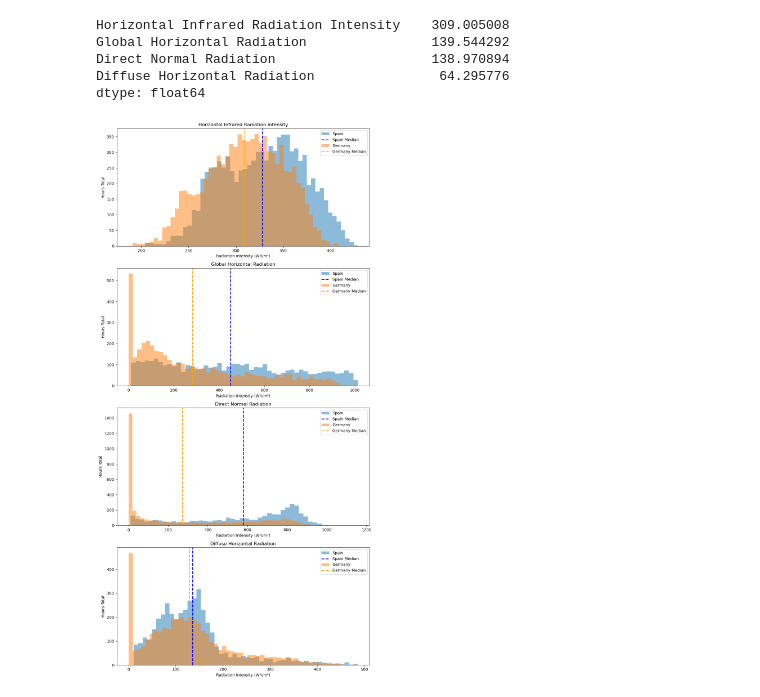
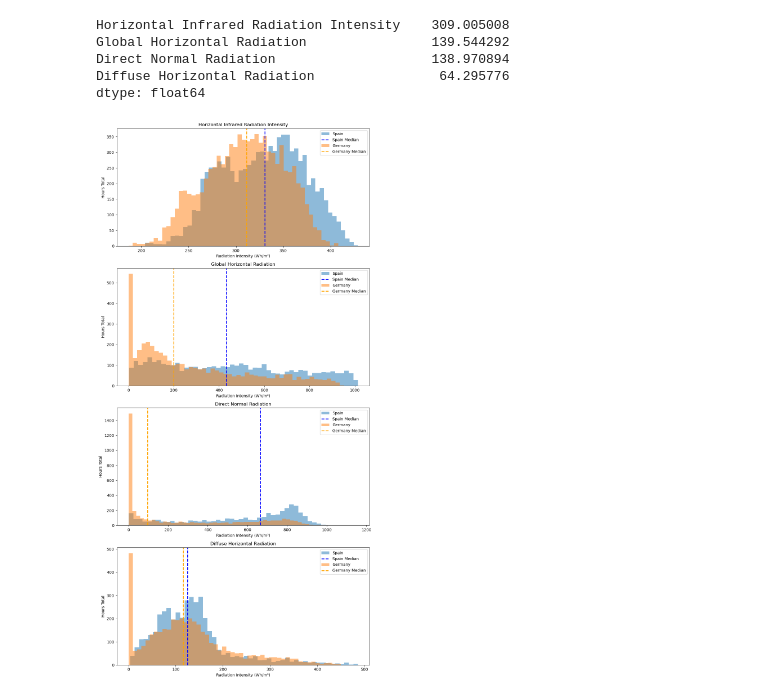
Before and after one commit to ddceruti/csp-exercises, a Jupyter notebook: 01/exercise_01-solution.ipynb, the cells around one changed output. Drawn from its saved outputs; the diff is of its cells as text; code cells hidden in the pictures.

```diff
--- a/01/exercise_01-solution.ipynb
+++ b/01/exercise_01-solution.ipynb
@@ -497,39 +526,46 @@ dtype: float64
 # %%
 # New Vairable for the column names in the dataframe
 radiation_column_names = df_2000_clean.filter(like='Radiation')
-# Filter columns that contain the word 'Radiation' and define new dataframe
-# Additional filter for columns that contain the word 'Radiation' and are greater than 10
-radiation_columns = df_2000_clean.filter(like='Radiation')[radiation_column_names > 10]
-radiation_columns_2 = df_2_2000_clean.filter(like='Radiation')[radiation_column_names > 10]
+# Columns that contain the word 'Radiation' and rows > 1
+radiation_columns = df_2000_clean.filter(like='Radiation')[radiation_column_names > 1]
+radiation_columns_2 = df_2_2000_clean.filter(like='Radiation')[radiation_column_names > 1]
 # Calculation of the median for Spain and Germany
-median_radiation = radiation_columns.mean()
-median_radiation_2 = radiation_columns_2.mean()
+median_radiation = radiation_columns.quantile(0.5)
+median_radiation_2 = radiation_columns_2.quantile(0.5)
 # Calculation of the quantile for Spain and Germany
 quantile_radiation = radiation_columns.quantile([0.25, 0.75])
 
 # Number of radiation columns
-num_columns = len(radiation_columns.columns)
+num_rows = len(radiation_columns.columns)
 
 # Create subplots
-fig, axes = plt.subplots(nrows=num_columns, ncols=1, figsize=(10, 5 * num_columns))
+fig, axes = plt.subplots(nrows=num_rows,
+                         ncols=1,
+                         figsize=(10, 5 * num_rows))
 
 # Plot histograms for each radiation column
 for i, column in enumerate(radiation_columns.columns):
     ax = axes[i]
     # Plot histograms for each radiation column in total 50 bins
     radiation_columns[column].plot.hist(ax=ax,bins=50, alpha=0.5)
-    ax.axvline(median_radiation[column], color='blue', linestyle='dashed',
-               linewidth=2, label=f'Spain Mean: {median_radiation[column]:.2f}')
-    radiation_columns_2[column].plot.hist(ax=ax,bins=50, alpha=0.5)
-    ax.axvline(median_radiation_2[column], color='orange', linestyle='dashed',
-               linewidth=2, label=f'Spain Mean: {median_radiation_2[column]:.2f}')
+    ax.axvline(median_radiation[column],
+               color='blue',
+               linestyle='dashed',
+               linewidth=2,
+               label=f'Spain Mean: {median_radiation[column]:.2f}')
+    radiation_columns_2[column].plot.hist(ax=ax, bins=50, alpha=0.5)
+    ax.axvline(median_radiation_2[column],
+               color='orange',
+               linestyle='dashed',
+               linewidth=2,
+               label=f'Spain Mean: {median_radiation_2[column]:.2f}')
     ax.set_ylabel('Hours Total')
     ax.set_xlabel('Radiation Intensity (Wh/m²)')
     ax.set_title(f'{column}')
     ax.legend(['Spain', 'Spain Median', 'Germany', 'Germany Median'])
 
 # Adjust layout to prevent overlap
 plt.tight_layout()
 plt.show()
 # %% [output]
-[figure, old version]
+[figure, new version]
```
Also changed, not shown: parts of 24 cells of this notebook, 1 other file.
